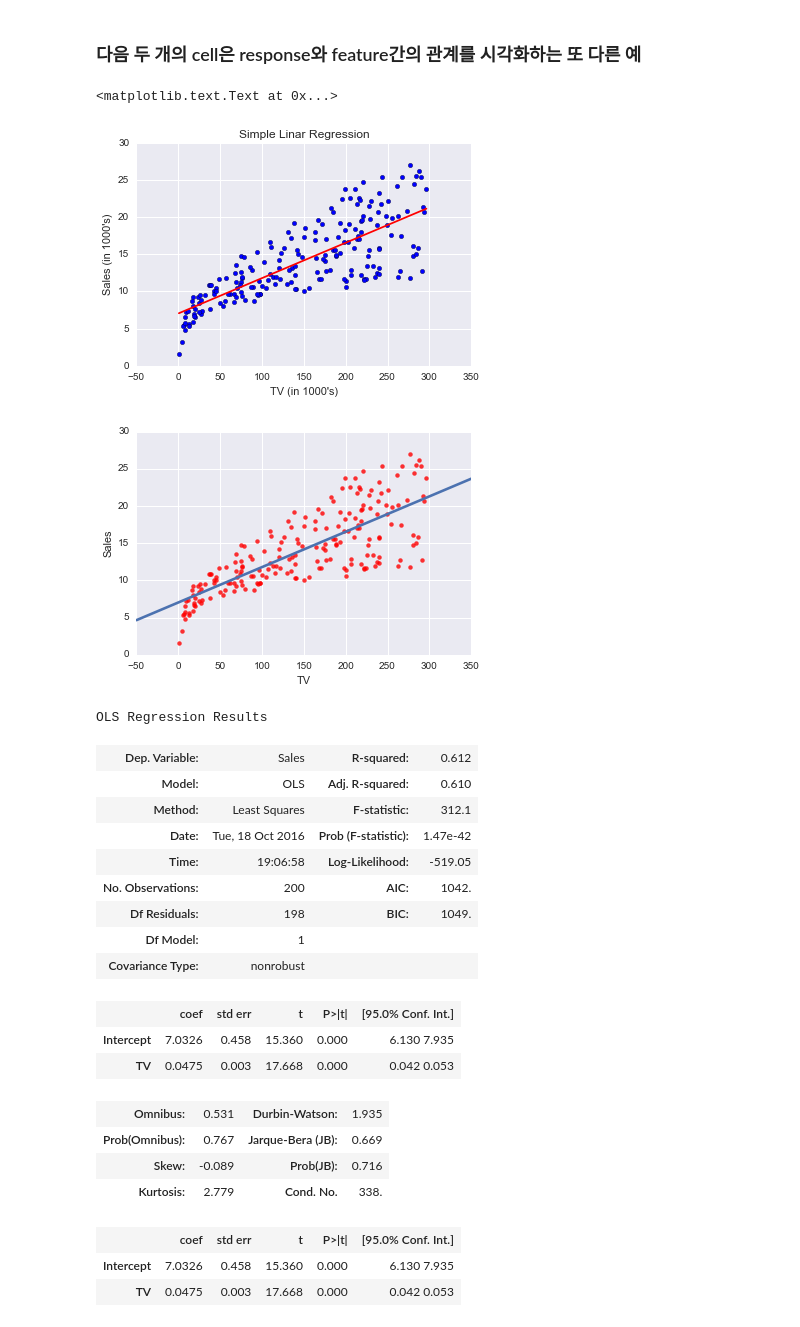
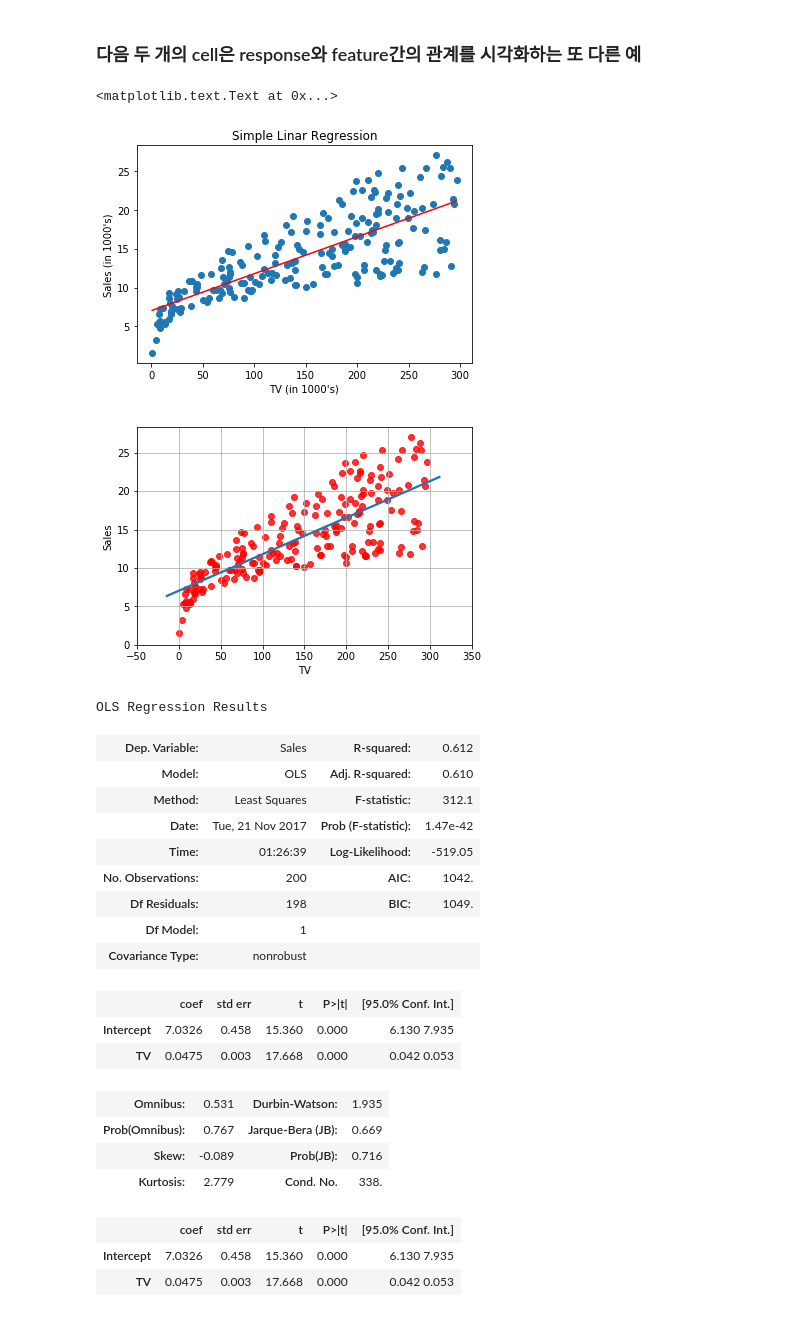
Before and after one commit to hyunblee/ISLR-with-Python, a Jupyter notebook: Ch3-Linear Regression/Ch3_Linear_Regression.ipynb, the cells around one changed output. Saved outputs shown, nothing was run; the diff lists cells and outputs as text; code cells hidden in the pictures.

```diff
--- a/Ch3-Linear Regression/Ch3_Linear_Regression.ipynb
+++ b/Ch3-Linear Regression/Ch3_Linear_Regression.ipynb
@@ -54,10 +65,11 @@ np.__version__ , pd.__version__, seaborn.__version__
 - local 머신에서 로딩할 수도, 또는 웹에서 직접 갖고 올 수도 있다. 로딩하기 전에 데이터 구조를 잘 살핍시다
 # %%
 # 웹에서 직접 pandas의 DataFrame으로 읽음.  첫째 column을 row index로 사용.
-advertising = pd.read_csv('http://www-bcf.usc.edu/~gareth/ISL/Advertising.csv', index_col=0)
+# 아래의 웹에서 가져 온 csv 파일의 column명이 소문자로 시작하여 에러를 일으킴.  주의...
+# advertising = pd.read_csv('http://www-bcf.usc.edu/~gareth/ISL/Advertising.csv', index_col=0)
 
 # or, you can read data as DataFrame from local file system.
-# advertising = pd.read_csv('Data/Advertising.csv', usecols=[1,2,3,4])
+advertising = pd.read_csv('../Data/Advertising.csv', usecols=[1,2,3,4])
 advertising.head()    # advertising.tail()
 # %% [output]
 |  | TV | Radio | Newspaper | Sales |
@@ -219,14 +228,15 @@ plt.plot(X, Y_pred, c='red')
 plt.title("Simple Linar Regression")
 # %% [output]
 <matplotlib.text.Text at 0x...>
-[figure, old version]
+[figure, new version]
 # %%
 # seaborn 패키지를 이용할 수도
 seaborn.regplot(advertising.TV, advertising.Sales, order=1, ci=None, scatter_kws={'color':'r'})
 plt.xlim(-50,350)
-plt.ylim(ymin=0);
+plt.ylim(ymin=0)
+plt.grid()
 # %% [output]
-[figure, old version]
+[figure, new version]
 # %%
 lm.summary()     #  모델 전체 요약. R의 summary() 함수와 비슷
 # %% [output]
@@ -234,8 +244,8 @@ OLS Regression Results
 | Dep. Variable: | Sales | R-squared: | 0.612 |
 | Model: | OLS | Adj. R-squared: | 0.610 |
 | Method: | Least Squares | F-statistic: | 312.1 |
-| Date: | Tue, 18 Oct 2016 | Prob (F-statistic): | 1.47e-42 |
-| Time: | 19:06:58 | Log-Likelihood: | -519.05 |
+| Date: | Tue, 21 Nov 2017 | Prob (F-statistic): | 1.47e-42 |
+| Time: | 01:26:39 | Log-Likelihood: | -519.05 |
 | No. Observations: | 200 | AIC: | 1042. |
 | Df Residuals: | 198 | BIC: | 1049. |
 | Df Model: | 1 |  |  |
```
Also changed, not shown: parts of 55 cells of this notebook, 2 other files.
